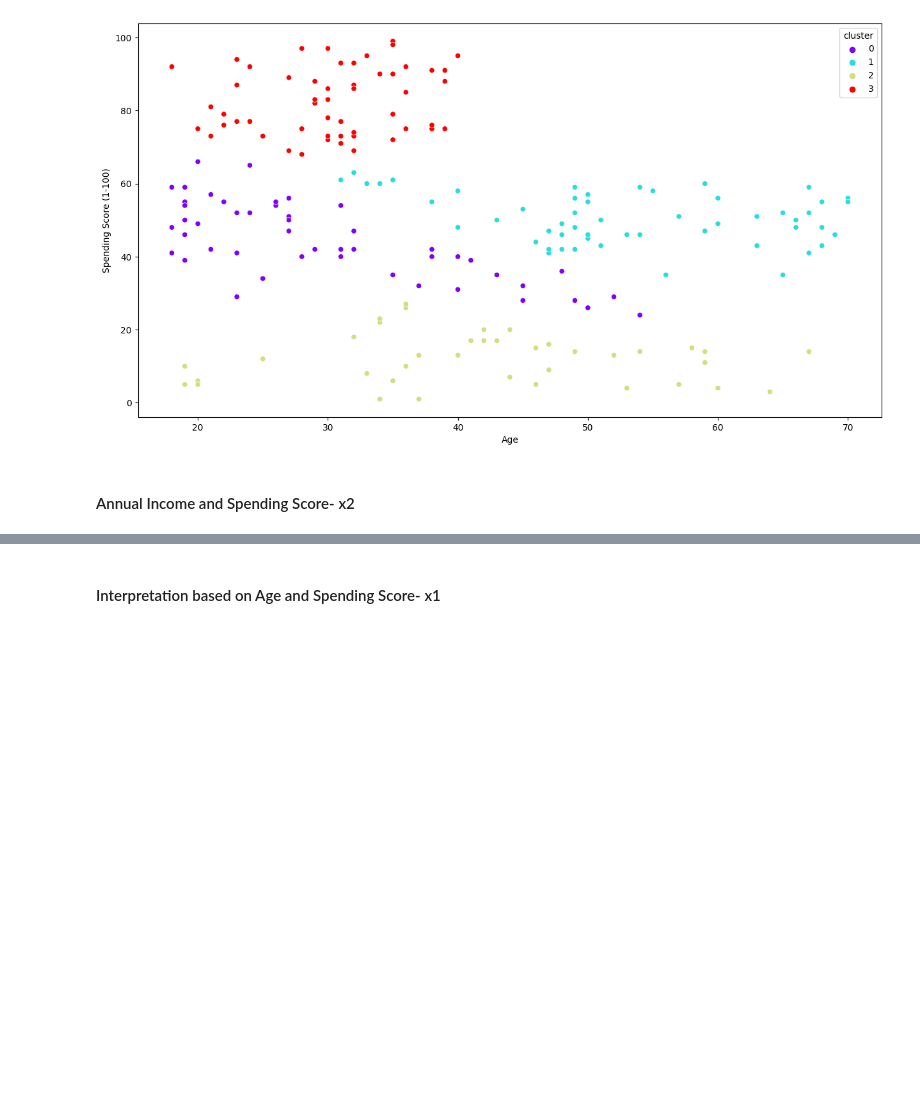
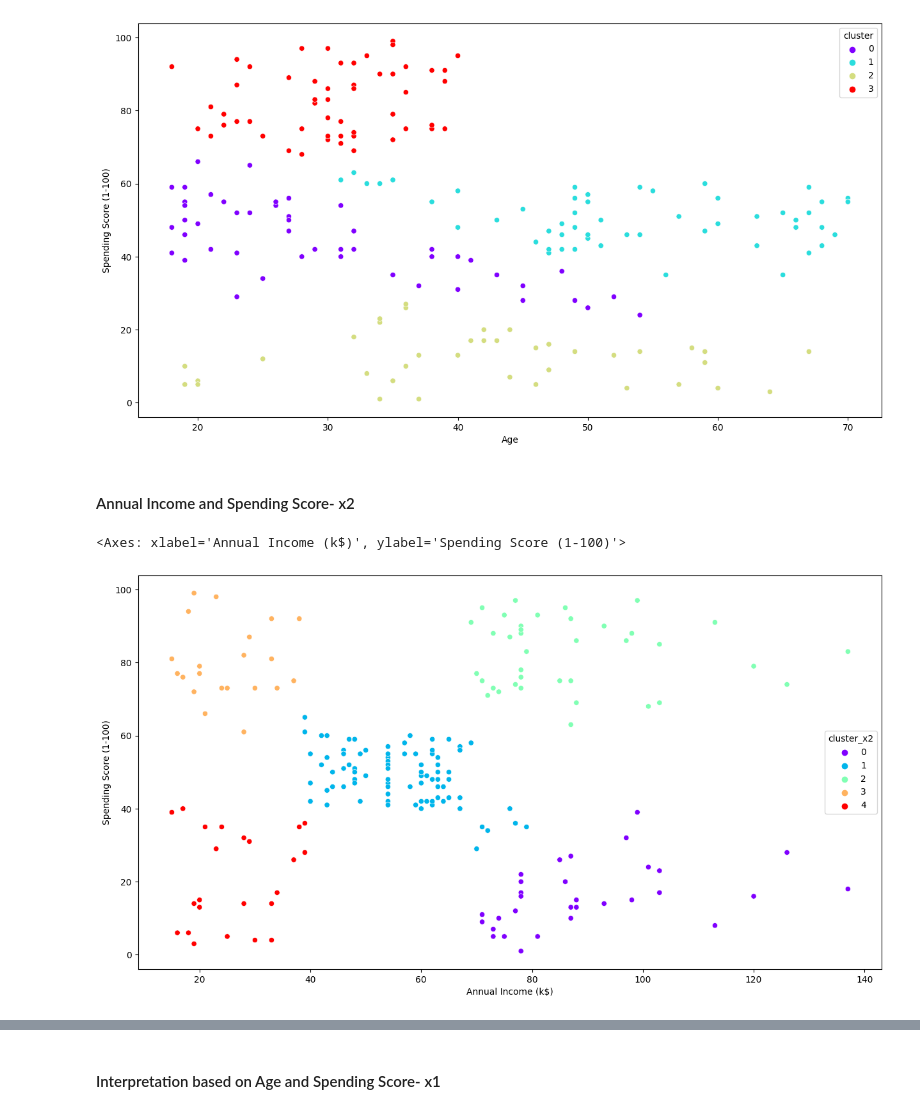
Before and after one commit to Hessa-Alharbi/Customer-Segmentation, a Jupyter notebook: Hierarchical_Clustering.ipynb, the cells around one changed output, grey strips where cells are left out. Cells and saved outputs as stored; diff of their text form; code cells hidden in the pictures; blank space fills up the shorter version.

```diff
--- a/Hierarchical_Clustering.ipynb
+++ b/Hierarchical_Clustering.ipynb
@@ -396,3 +396,9 @@ sns.scatterplot(x='Age', y='Spending Score (1-100)', data=x1, hue='cluster', pal
 [figure]
 # %% [markdown]
 #### Annual Income and Spending Score- x2
+# %%
+plt.figure(figsize=(15,8))
+sns.scatterplot(x='Annual Income (k$)', y='Spending Score (1-100)', data=x2, hue='cluster_x2', palette='rainbow')
+# %% [output]
+<Axes: xlabel='Annual Income (k$)', ylabel='Spending Score (1-100)'>
+[figure, added]
```
Also changed, not shown: parts of 14 cells of this notebook, 4 other files.
